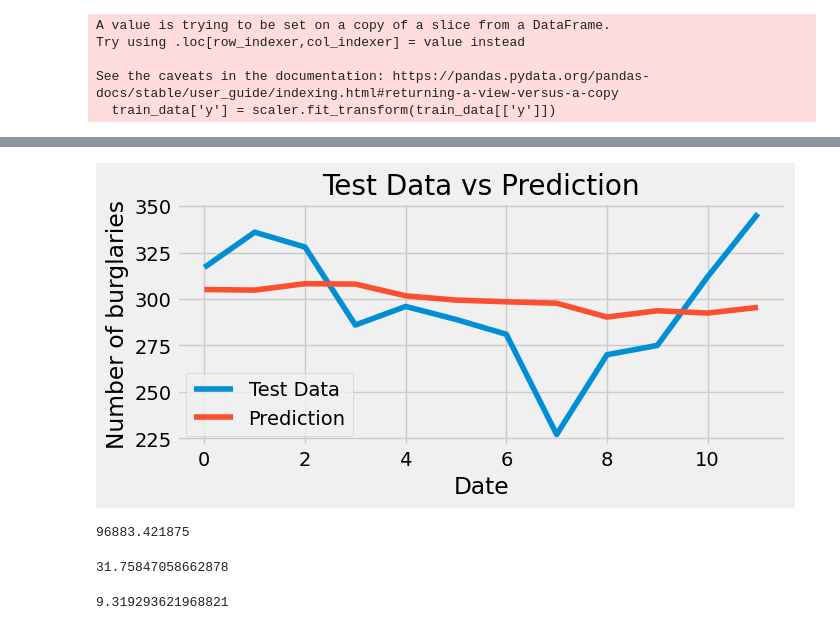
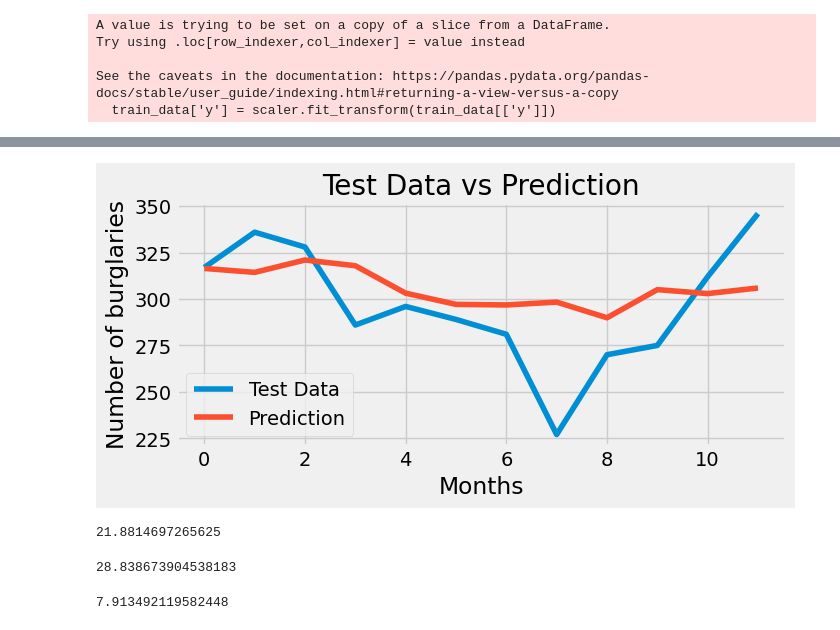
Before and after one commit to isavgt/JBG050-group11, a Jupyter notebook: LSTM.ipynb, the cells around one changed output, grey strips where cells are left out. Saved outputs shown, nothing was run; the diff lists cells and outputs as text; code cells hidden in the pictures.

```diff
--- a/LSTM.ipynb
+++ b/LSTM.ipynb
@@ -153,5 +174,5 @@ model = Sequential()
 model.add(LSTM(64, activation='relu', input_shape=(sequence_length, 1)))
 model.add(Dense(1))
 model.compile(optimizer='adam', loss='mean_squared_error')
-model.fit(X_train, y_train, epochs=50, batch_size=32)
+model.fit(X_train, y_train, epochs=60, batch_size=10)
 # %% [output]
@@ -207,35 +228,35 @@ plt.show()
 # %%
 # Plot the predictions vs the expected output on the test data
 
 plt.figure(figsize=(7, 3))
 plt.plot(y_test[0], label='Test Data')
 plt.plot(test_predictions[:,0], label='Prediction')
 plt.title('Test Data vs Prediction')
 # add labels to the axes
-plt.xlabel('Date')
+plt.xlabel('Months')
 plt.ylabel('Number of burglaries')
 plt.legend()
 plt.show()
 
 #dummy vars on the months (12 months so 1 dummy vars)
 # %% [output]
-[figure, old version]
+[figure, new version]
 # %%
 # Calculate the Mean Absolute Error of the predictions on the test data
 from sklearn.metrics import mean_absolute_error
 mean_absolute_error(y_test[0], test_predictions[:,0])
 # %% [output]
-96883.421875
+21.8814697265625
 # %%
 # Calculate the Root Mean Squared Error of the predictions on the test data
 from sklearn.metrics import mean_squared_error
 np.sqrt(mean_squared_error(y_test[0], test_predictions[:,0]))
 # %% [output]
-31.75847058662878
+28.838673904538183
 # %%
 # Calculate the Mean Absolute Percentage Error of the predictions on the test data
 def mean_absolute_percentage_error(y_true, y_pred):
     return np.mean(np.abs((y_true - y_pred) / y_true)) * 100
 mean_absolute_percentage_error(y_test[0], test_predictions[:,0])
 # %% [output]
-9.319293621968821
+7.913492119582448
```
Also changed, not shown: parts of 5 cells of this notebook.
